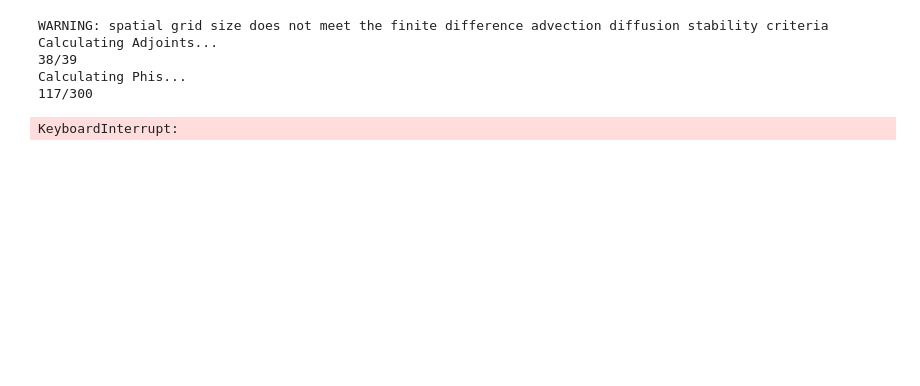
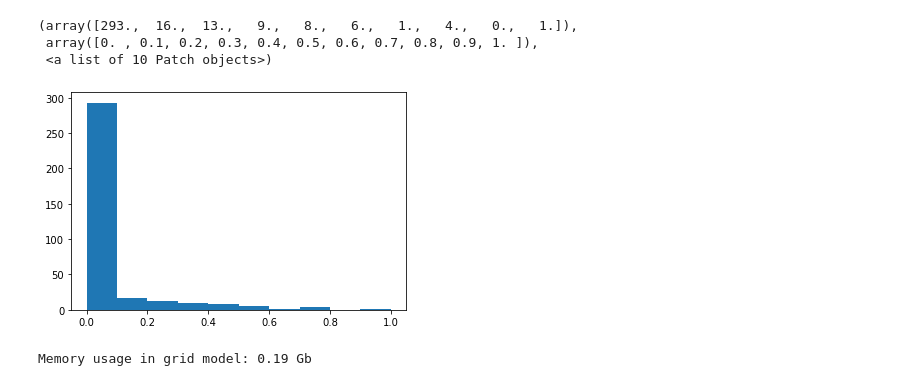
Before and after one commit to SheffieldML/advectionGPdatasets, a Jupyter notebook: juypter/Round Hill 2 example.ipynb, the cells around one changed output. Drawn from its saved outputs; the diff is of its cells as text; code cells hidden in the pictures; blank space fills up the shorter version.

```diff
--- a/juypter/Round Hill 2 example.ipynb
+++ b/juypter/Round Hill 2 example.ipynb
@@ -35,23 +46,24 @@ plt.axis('equal')
 # %%
 Y /= np.max(Y)
+# %%
+plt.hist(Y)
+# %% [output]
+(array([293.,  16.,  13.,   9.,   8.,   6.,   1.,   4.,   0.,   1.]),
+ array([0. , 0.1, 0.2, 0.3, 0.4, 0.5, 0.6, 0.7, 0.8, 0.9, 1. ]),
+ <a list of 10 Patch objects>)
+[figure, added]
 # %%
 #set up our model...
-N_feat =300 #Number of features used to infer the source
-k = EQ(40, 2)
-res = [50,200,200]
-noiseSD = 0.1
-sensors = FixedSensorModel(X,5)
-windmodel=WindSimple(rh.experiments[0].windX,rh.experiments[0].windY)
+N_feat = 80 #Number of features used to infer the source
+k = EQ(20, 1)
+res = [80,30,30]
+gbs = ((np.prod(res)*len(X)*8)/1024/1024/1000)
+print("Memory usage in grid model: %0.2f Gb" % gbs)
+assert gbs<6, "TOO BIG :("
+noiseSD = 0.01
+sensors = FixedSensorModel(X,3)
+windmodel=WindSimple(rh.experiments[0].windX/1000,rh.experiments[0].windY/1000)
 k_0 = 0.01
 mInfer = Model(resolution=res,boundary=boundary,N_feat=N_feat,noiseSD=noiseSD,kernel=k,sensormodel=sensors,windmodel=windmodel,k_0=k_0) #Initiate new model for inference
-mInfer.computeModelRegressors() # Compute regressor matrix
-meanZ, covZ = mInfer.computeZDistribution(Y) # Infers z vector mean and covariance using regressor matrix
-sourceInfer = mInfer.computeSourceFromPhi(meanZ) # Generates estimated source using mean of the inferred distribution
-concInfer=mInfer.computeConcentration(sourceInfer) # Generates estimated concentration from inferred source
 # %% [output]
-WARNING: spatial grid size does not meet the finite difference advection diffusion stability criteria
-Calculating Adjoints...
-38/39
-Calculating Phis...
-117/300
+Memory usage in grid model: 0.19 Gb
-KeyboardInterrupt:
```
Also changed, not shown: parts of 32 cells of this notebook.
